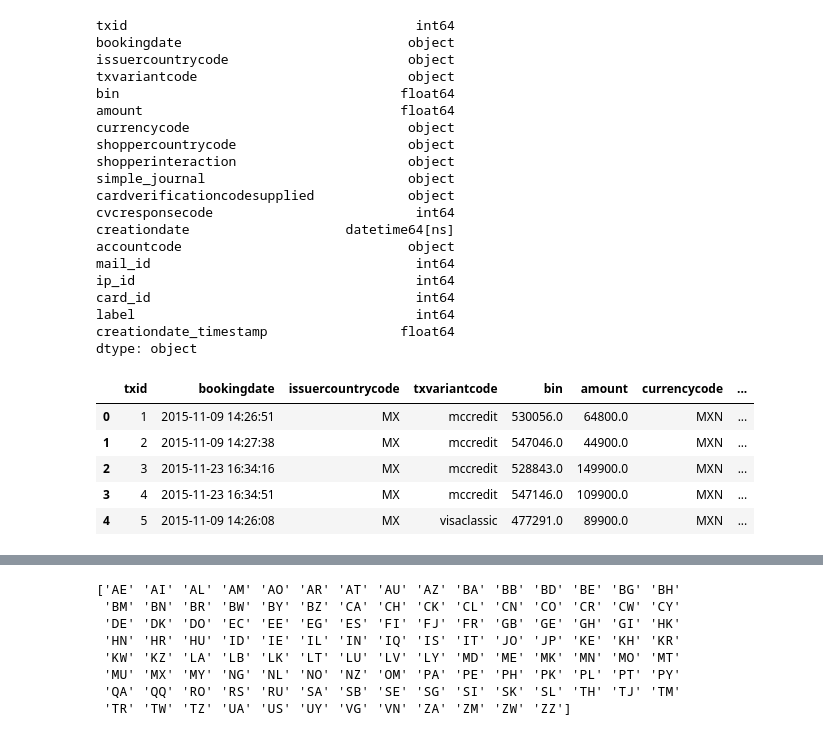
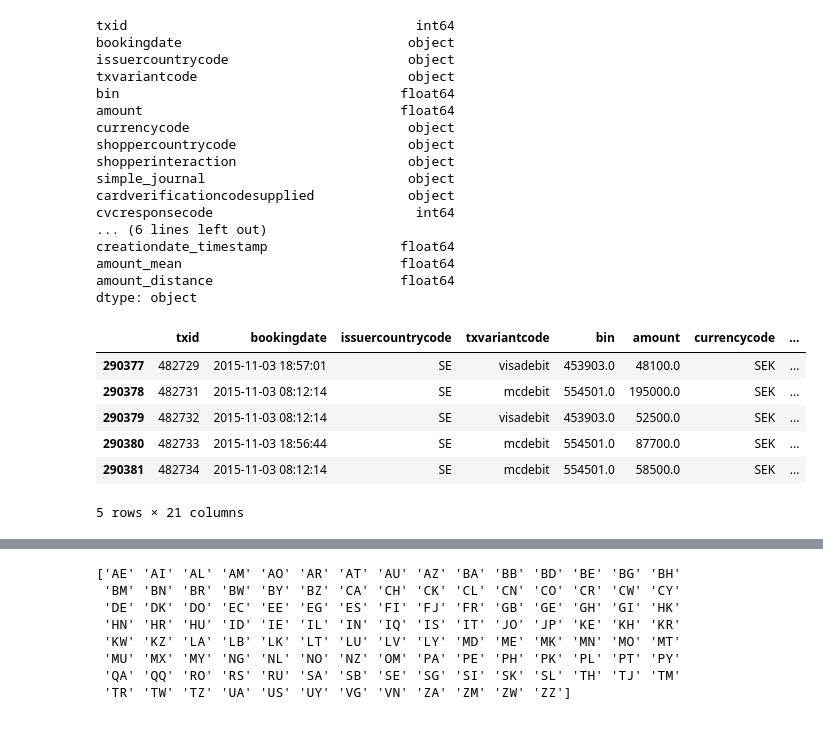
Before and after one commit to werew/Cyber_Data_Analytics_Labs, a Jupyter notebook: csv2dataframe.ipynb, the cells around one changed output, grey strips where cells are left out. Saved outputs shown, nothing was run; the diff lists cells and outputs as text; code cells hidden in the pictures.

```diff
--- a/csv2dataframe.ipynb
+++ b/csv2dataframe.ipynb
@@ -33,48 +21,55 @@ def adjust_creationdate(df_row):
     day_info = datetime.datetime.strptime(df_row.creationdate,'%Y-%m-%d %H:%M:%S').day
     creationdate = str(year_info)+'-'+str(month_info)+'-'+str(day_info)#Date of transaction
     return creationdate
+
+def mean_distance_amount(df_row):
+    return df_row.amount_mean - df_row.amount
 # %%
 src = 'data_for_student_case.csv'
 df = pd.read_csv(src)
 
 
 df = df[(df['simple_journal'] != 'Refused') & ~(df['mail_id'].str.contains("na", case=False)) & ~(df['bin'].isnull())]
 adjust_id_cols = ['mail_id', 'ip_id', 'card_id']
 df[adjust_id_cols] = df[adjust_id_cols].applymap(adjust_id)
 
 df['cvcresponsecode'] = df.apply(lambda x: 3 if x.cvcresponsecode > 2 else x.cvcresponsecode, axis = 1)
 df['label'] = df.apply(lambda x: 1 if x.simple_journal == "Chargeback" else 0, axis = 1)
 df['creationdate_timestamp'] = df.apply(string_to_timestamp, axis = 1)
 df['creationdate'] = df.apply(adjust_creationdate, axis = 1)
 df['creationdate'] = pd.to_datetime(df['creationdate'])
 df.loc[:,('issuercountrycode')] = df['issuercountrycode'].fillna('QQ') # We add a custom value for unknown codes
 
+df_temp = df[['mail_id','amount']].groupby('mail_id').agg(['max','mean'])
+df_mean = df_temp['amount']['mean']
+df = df.join(df_mean, on='mail_id')
+df = df.rename(columns={'mean': 'amount_mean'})
+df['amount_distance'] = df.apply(mean_distance_amount, axis=1)
+
 print(df.dtypes)
-df.head()
+df.tail()
 # %% [output]
 txid                                     int64
 bookingdate                             object
 issuercountrycode                       object
 txvariantcode                           object
 bin                                    float64
 amount                                 float64
 currencycode                            object
 shoppercountrycode                      object
 shopperinteraction                      object
 simple_journal                          object
 cardverificationcodesupplied            object
 cvcresponsecode                          int64
-creationdate                    datetime64[ns]
-accountcode                             object
-mail_id                                  int64
-ip_id                                    int64
-card_id                                  int64
-label                                    int64
+... (6 lines left out)
 creationdate_timestamp                 float64
+amount_mean                            float64
+amount_distance                        float64
 dtype: object
 |  | txid | bookingdate | issuercountrycode | txvariantcode | bin | amount | currencycode | ... |
-| 0 | 1 | 2015-11-09 14:26:51 | MX | mccredit | 530056.0 | 64800.0 | MXN | ... |
-| 1 | 2 | 2015-11-09 14:27:38 | MX | mccredit | 547046.0 | 44900.0 | MXN | ... |
-| 2 | 3 | 2015-11-23 16:34:16 | MX | mccredit | 528843.0 | 149900.0 | MXN | ... |
-| 3 | 4 | 2015-11-23 16:34:51 | MX | mccredit | 547146.0 | 109900.0 | MXN | ... |
-| 4 | 5 | 2015-11-09 14:26:08 | MX | visaclassic | 477291.0 | 89900.0 | MXN | ... |
+| 290377 | 482729 | 2015-11-03 18:57:01 | SE | visadebit | 453903.0 | 48100.0 | SEK | ... |
+| 290378 | 482731 | 2015-11-03 08:12:14 | SE | mcdebit | 554501.0 | 195000.0 | SEK | ... |
+| 290379 | 482732 | 2015-11-03 08:12:14 | SE | visadebit | 453903.0 | 52500.0 | SEK | ... |
+| 290380 | 482733 | 2015-11-03 18:56:44 | SE | mcdebit | 554501.0 | 87700.0 | SEK | ... |
+| 290381 | 482734 | 2015-11-03 08:12:14 | SE | mcdebit | 554501.0 | 58500.0 | SEK | ... |
+5 rows × 21 columns
```
Also changed, not shown: parts of 4 cells of this notebook, 1 other file.
